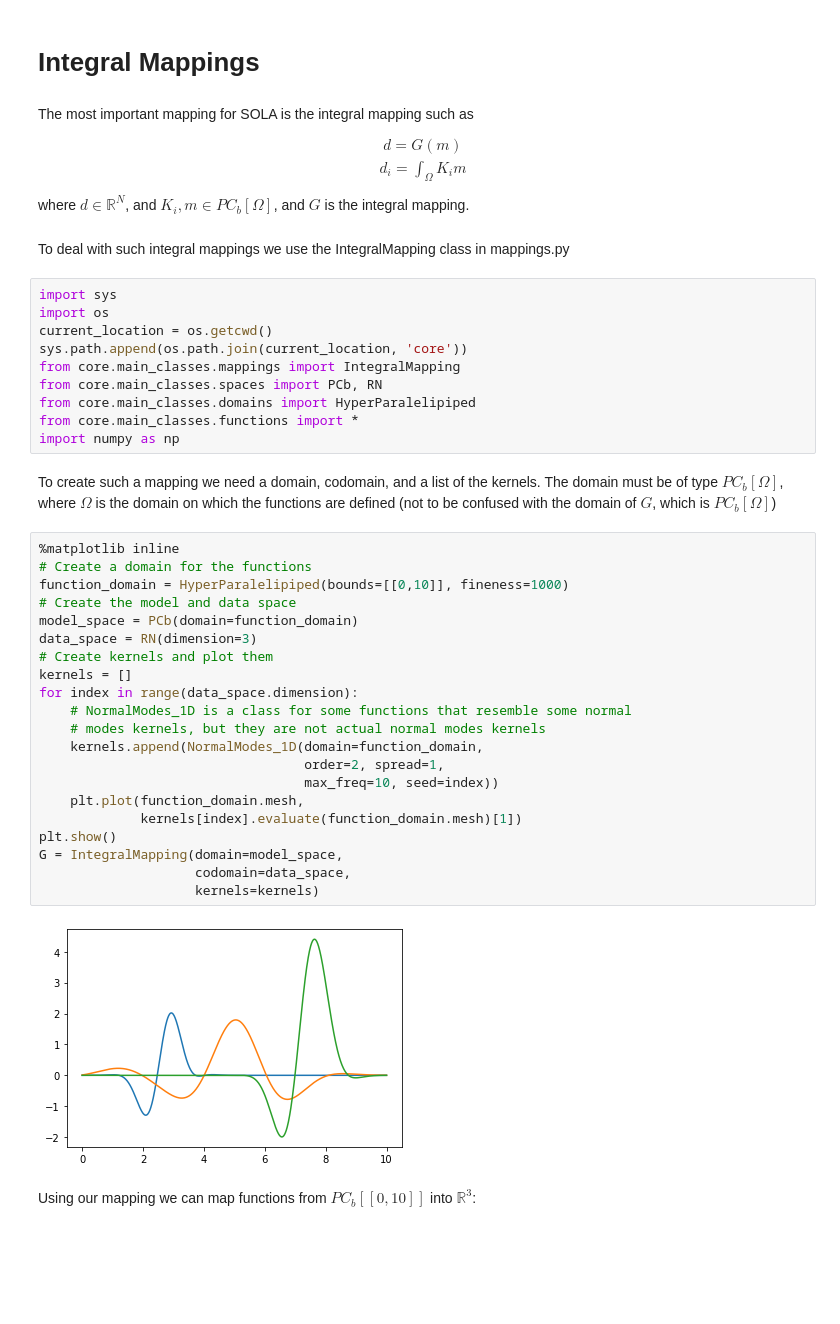
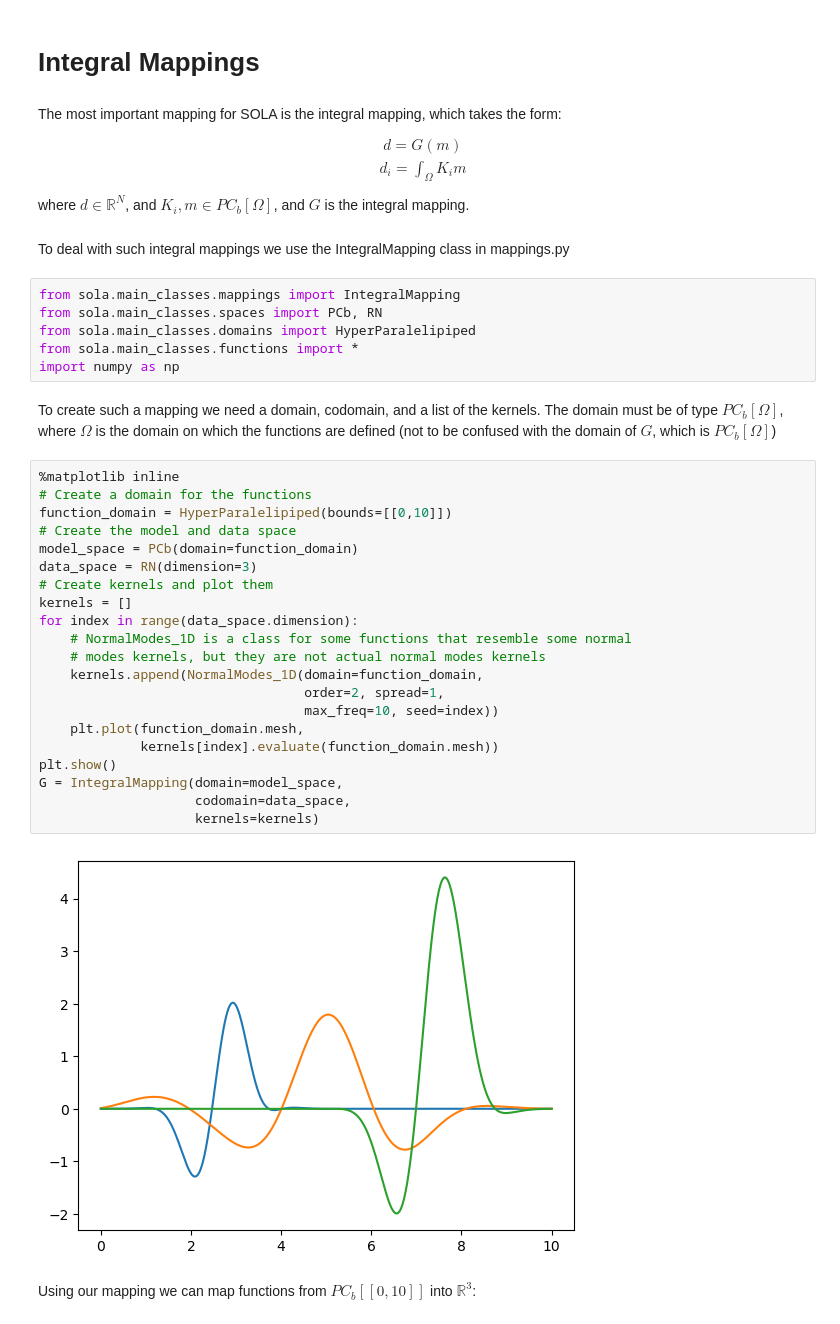
Before and after one commit to Adrian-Mag/SOLA_DLI, a Jupyter notebook: examples/5_Integral_Mappings.ipynb, the cells around one changed output. Drawn from its saved outputs; the diff is of its cells as text; blank space fills up the shorter version.

```diff
--- a/examples/5_Integral_Mappings.ipynb
+++ b/examples/5_Integral_Mappings.ipynb
@@ -1,7 +1,7 @@
 # %% [markdown]
 # Integral Mappings
 # %% [markdown]
-The most important mapping for SOLA is the integral mapping such as
+The most important mapping for SOLA is the integral mapping, which takes the form:
 $$
 \begin{gather}
     d = G(m) \\
@@ -12,40 +12,36 @@ where $d\in \mathbb{R}^N$, and $K_i, m \in PC_b[\Omega]$, and $G$ is the integra
 # %% [markdown]
 To deal with such integral mappings we use the IntegralMapping class in mappings.py
 # %%
-import sys
-import os
-current_location = os.getcwd()
-sys.path.append(os.path.join(current_location, 'core'))
-from core.main_classes.mappings import IntegralMapping
-from core.main_classes.spaces import PCb, RN
-from core.main_classes.domains import HyperParalelipiped
-from core.main_classes.functions import *
+from sola.main_classes.mappings import IntegralMapping
+from sola.main_classes.spaces import PCb, RN
+from sola.main_classes.domains import HyperParalelipiped
+from sola.main_classes.functions import *
 import numpy as np
 # %% [markdown]
 To create such a mapping we need a domain, codomain, and a list of the kernels. The domain must be of type $PC_b[\Omega]$, where $\Omega$ is the domain on which the functions are defined (not to be confused with the domain of $G$, which is $PC_b[\Omega]$)
 # %%
 %matplotlib inline
 # Create a domain for the functions
-function_domain = HyperParalelipiped(bounds=[[0,10]], fineness=1000)
+function_domain = HyperParalelipiped(bounds=[[0,10]])
 # Create the model and data space
 model_space = PCb(domain=function_domain)
 data_space = RN(dimension=3)
 # Create kernels and plot them
 kernels = []
 for index in range(data_space.dimension):
     # NormalModes_1D is a class for some functions that resemble some normal
     # modes kernels, but they are not actual normal modes kernels
     kernels.append(NormalModes_1D(domain=function_domain,
                                   order=2, spread=1,
                                   max_freq=10, seed=index))
     plt.plot(function_domain.mesh,
-             kernels[index].evaluate(function_domain.mesh)[1])
+             kernels[index].evaluate(function_domain.mesh))
 plt.show()
 G = IntegralMapping(domain=model_space,
                     codomain=data_space,
                     kernels=kernels)
 # %% [output]
-[figure, old version]
+[figure, new version]
 # %% [markdown]
 Using our mapping we can map functions from $PC_b[[0,10]]$ into $\mathbb{R}^3$:
 # %%
```
Also changed, not shown: parts of 2 cells of this notebook, 7 other files.
